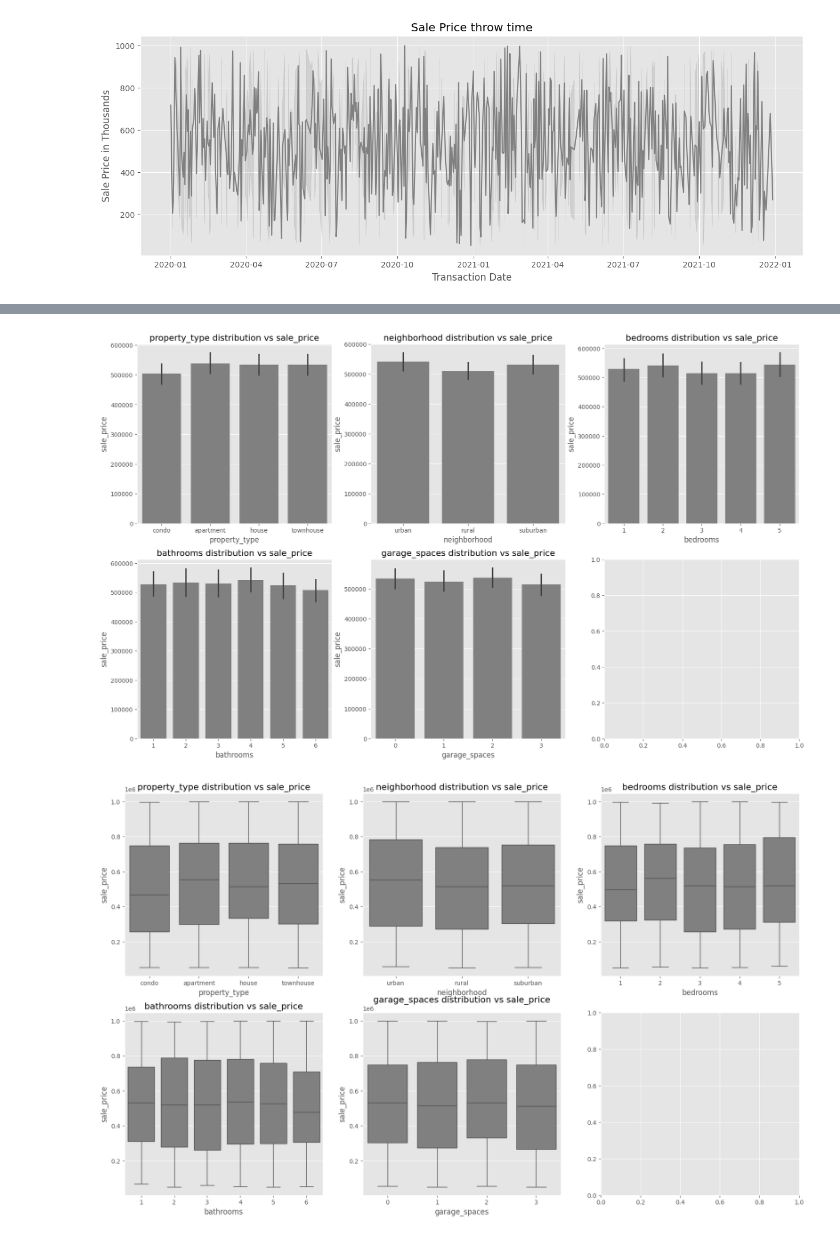
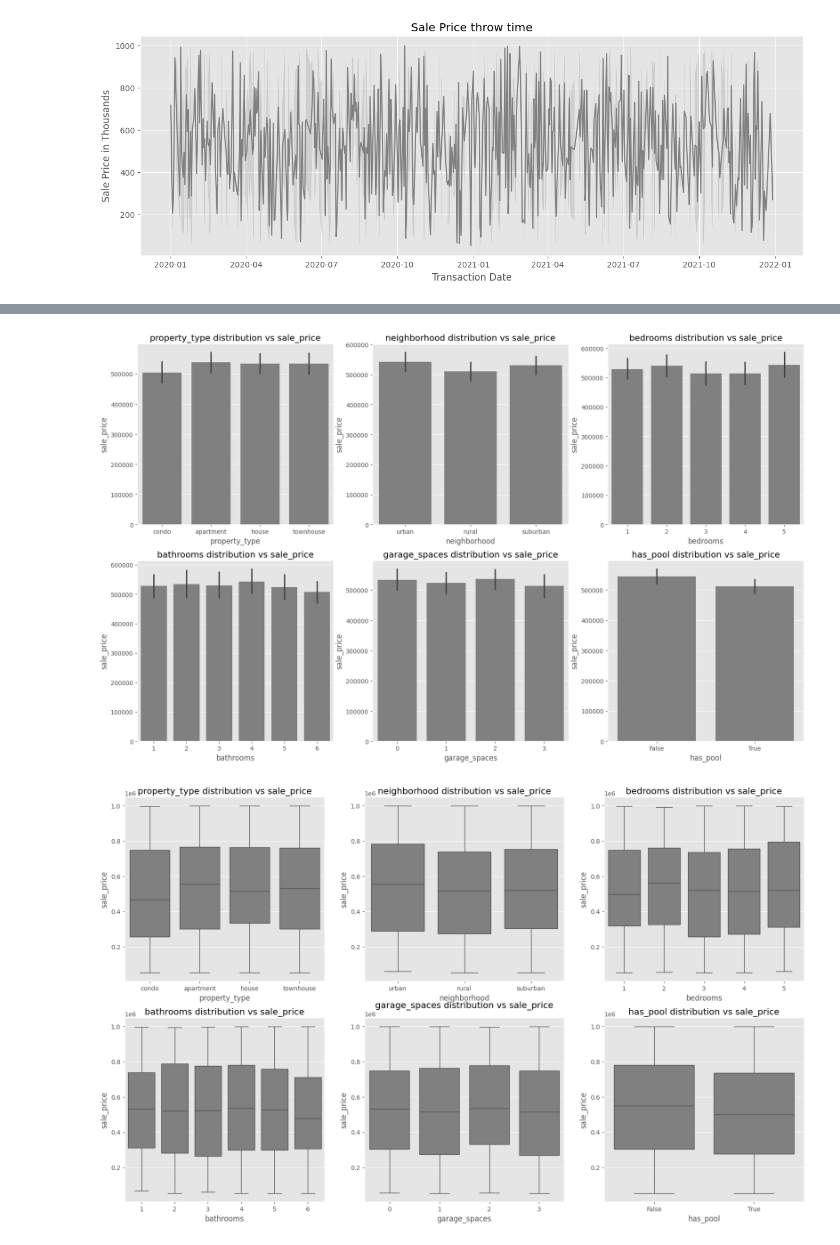
Before and after one commit to Julio-M-Siqueira/aMORA-Test, a Jupyter notebook: notebook.ipynb, the cells around one changed output, grey strips where cells are left out. Saved outputs shown, nothing was run; the diff lists cells and outputs as text; code cells hidden in the pictures.

```diff
--- a/notebook.ipynb
+++ b/notebook.ipynb
@@ -326,5 +335,5 @@ I have explored the target variable and features, and the relationship between t
 # %%
-df['build_age'] = df['transaction_date'] - df['year_built']
+df['build_age'] = (df['transaction_date'].dt.year - df['year_built'].dt.year).astype(int)
 df.drop('year_built', axis=1, inplace=True)
 # %%
 plt.figure(figsize=(8, 5))
@@ -352,15 +384,15 @@ plt.show()
 # %%
-cat_columns = df.select_dtypes('object').columns.to_list() + ['bedrooms', 'bathrooms', 'garage_spaces']
+cat_columns = df.select_dtypes('object').columns.to_list() + ['bedrooms', 'bathrooms', 'garage_spaces', 'has_pool']
 fig, axes = plt.subplots(2, 3, figsize=(20, 12))
 for i in range(len(cat_columns)):
     sns.barplot(x=cat_columns[i], y='sale_price', data=df, color='gray', ax=axes[i//3, i%3]).set(title=f'{cat_columns[i]} distribution vs sale_price')
 plt.show()
 # %% [output]
-[figure, old version]
+[figure, new version]
 # %%
 fig, axes = plt.subplots(2, 3, figsize=(20, 12))
 for i in range(len(cat_columns)):
     sns.boxplot(x=cat_columns[i], y='sale_price', data=df, color='gray', ax=axes[i//3, i%3]).set(title=f'{cat_columns[i]} distribution vs sale_price')
 plt.show()
 # %% [output]
-[figure, old version]
+[figure, new version]
```
Also changed, not shown: parts of 11 cells of this notebook.
